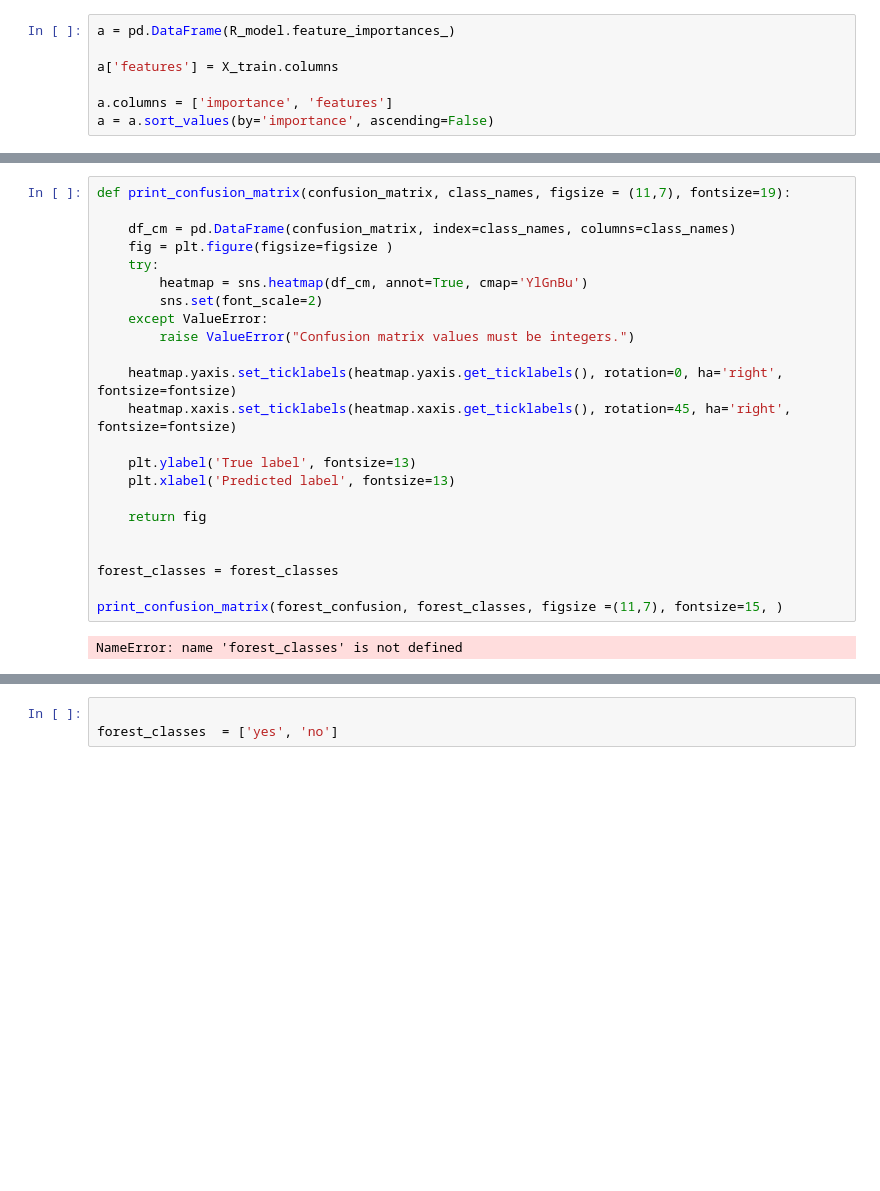
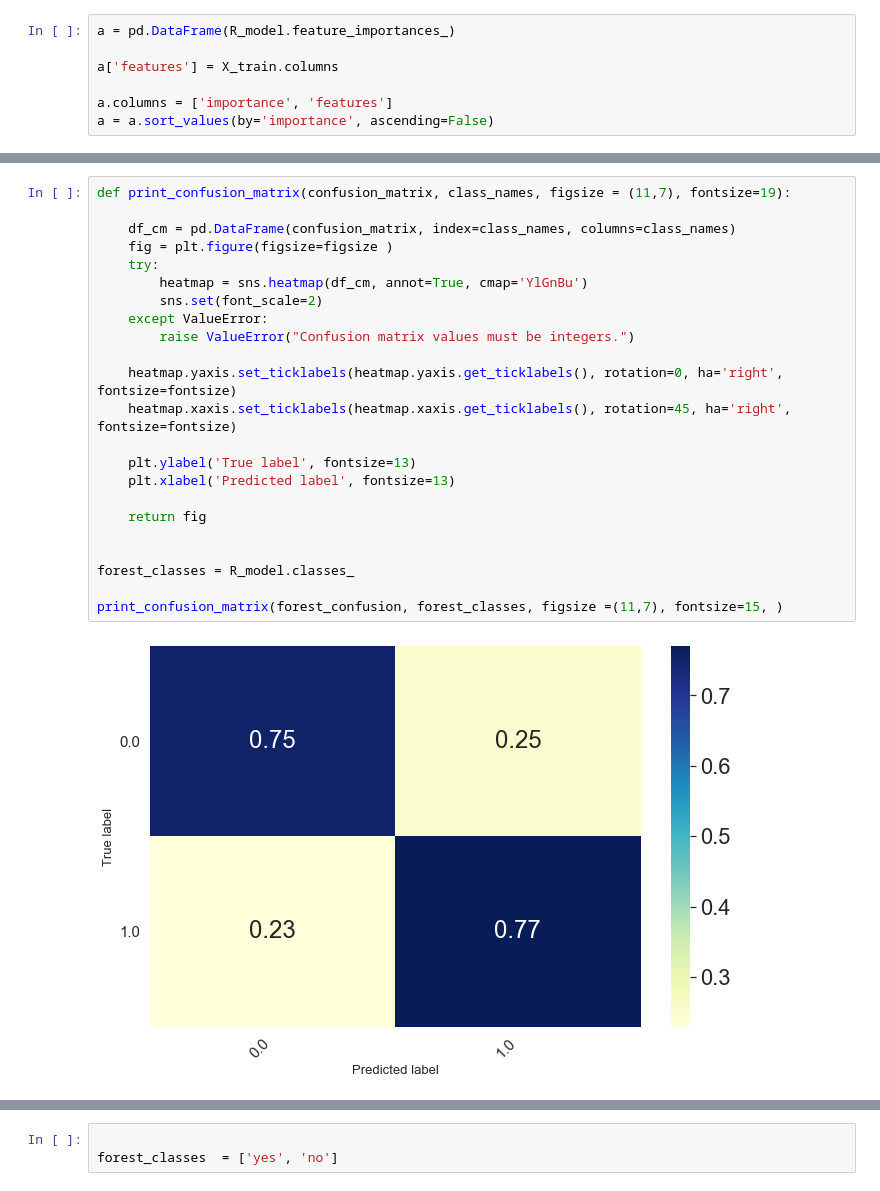
Before and after one commit to Lidetsal/Chronic_Conditions, a Jupyter notebook: Random_Forest.ipynb, the cells around one changed output, grey strips where cells are left out. Saved outputs shown, nothing was run; the diff lists cells and outputs as text; blank space fills up the shorter version.

```diff
--- a/Random_Forest.ipynb
+++ b/Random_Forest.ipynb
@@ -139,25 +155,25 @@ array([[0.76, 0.24],
 # %%
 def print_confusion_matrix(confusion_matrix, class_names, figsize = (11,7), fontsize=19):
 
     df_cm = pd.DataFrame(confusion_matrix, index=class_names, columns=class_names)
     fig = plt.figure(figsize=figsize )
     try:
         heatmap = sns.heatmap(df_cm, annot=True, cmap='YlGnBu')
         sns.set(font_scale=2)
     except ValueError:
         raise ValueError("Confusion matrix values must be integers.")
 
     heatmap.yaxis.set_ticklabels(heatmap.yaxis.get_ticklabels(), rotation=0, ha='right', fontsize=fontsize)
     heatmap.xaxis.set_ticklabels(heatmap.xaxis.get_ticklabels(), rotation=45, ha='right', fontsize=fontsize)
 
     plt.ylabel('True label', fontsize=13)
     plt.xlabel('Predicted label', fontsize=13)
 
     return fig
 
 
-forest_classes = forest_classes
+forest_classes = R_model.classes_
 
 print_confusion_matrix(forest_confusion, forest_classes, figsize =(11,7), fontsize=15, )
 # %% [output]
-NameError: name 'forest_classes' is not defined
+[figure, added]
```
Also changed, not shown: parts of 11 cells of this notebook, 4 other files.
